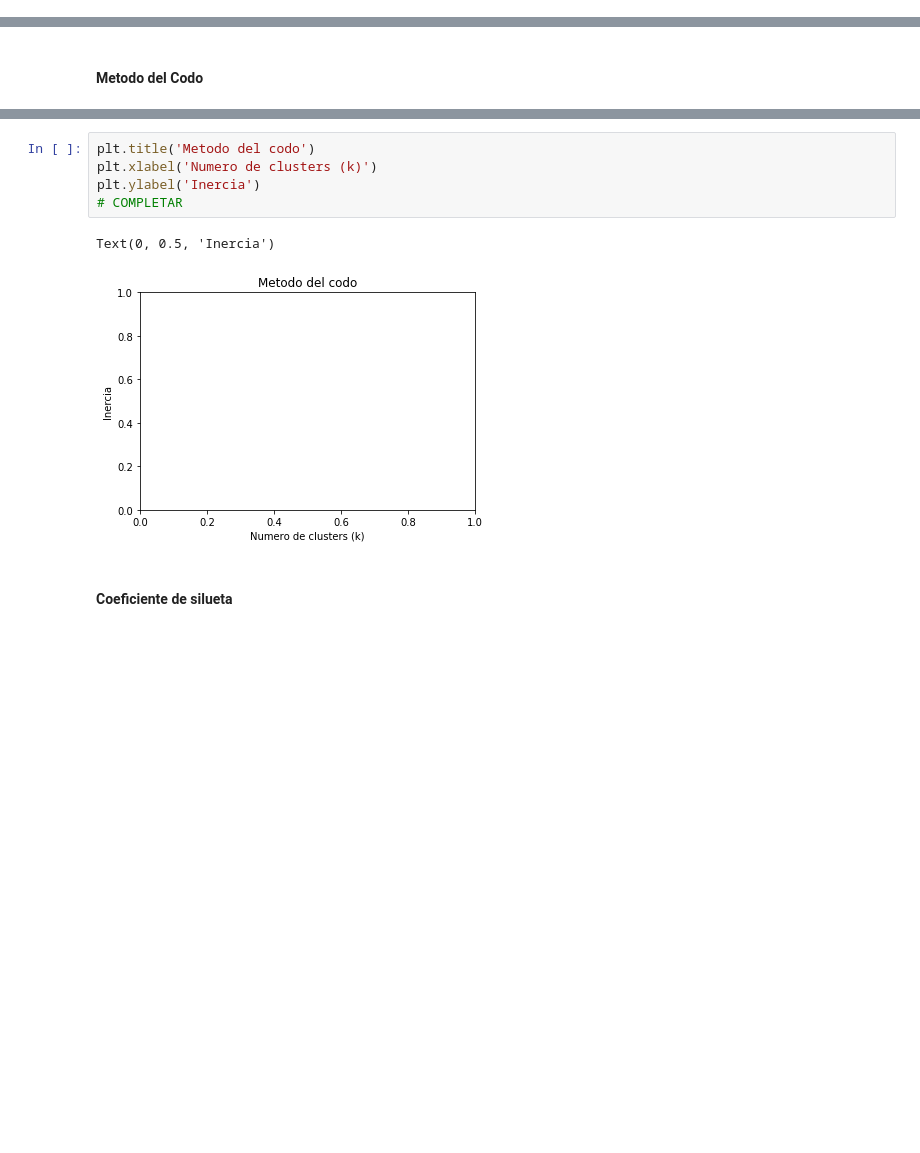
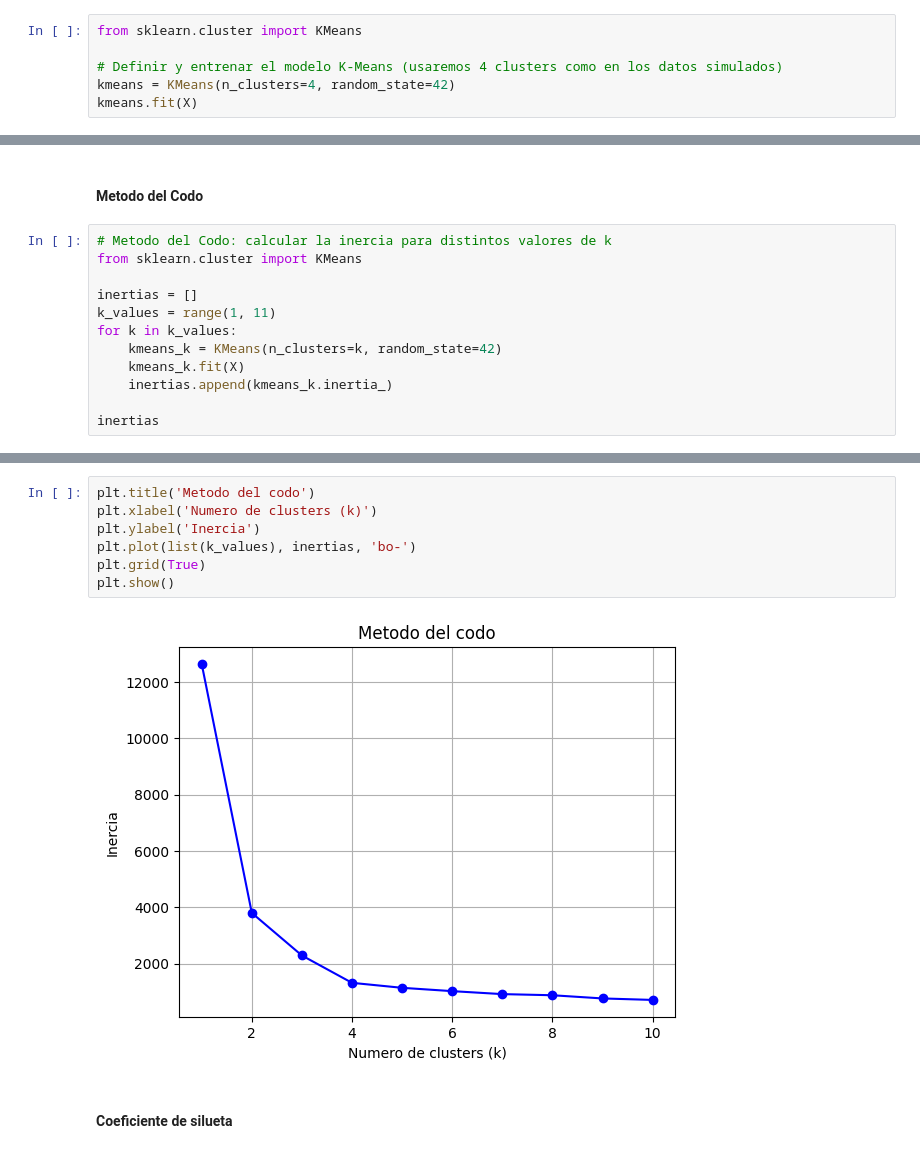
Before and after one commit to rodrigoaguilerav/kibernum-data-science, a Jupyter notebook: M6/S3/02 - K-Means (Participante).ipynb, the cells around one changed output, grey strips where cells are left out. Saved outputs shown, nothing was run; the diff lists cells and outputs as text; blank space fills up the shorter version.

Commit message:
aprendizaje no supervisado, k-means

```diff
--- a/M6/S3/02 - K-Means (Participante).ipynb
+++ b/M6/S3/02 - K-Means (Participante).ipynb
@@ -20,2 +22,8 @@ Text(0.5, 1.0, 'Datos Dummy')
 # %% [markdown]
 ### Elaborar el modelo de clusterización mediante K-Means
+# %%
+from sklearn.cluster import KMeans
+
+# Definir y entrenar el modelo K-Means (usaremos 4 clusters como en los datos simulados)
+kmeans = KMeans(n_clusters=4, random_state=42)
+kmeans.fit(X)
@@ -33,2 +98,14 @@ Text(0.5, 1.0, 'K Means')
 # %% [markdown]
 #### Metodo del Codo
+# %%
+# Metodo del Codo: calcular la inercia para distintos valores de k
+from sklearn.cluster import KMeans
+
+inertias = []
+k_values = range(1, 11)
+for k in k_values:
+    kmeans_k = KMeans(n_clusters=k, random_state=42)
+    kmeans_k.fit(X)
+    inertias.append(kmeans_k.inertia_)
+
+inertias
@@ -35,10 +123,11 @@ Text(0.5, 1.0, 'K Means')
 # %%
 plt.title('Metodo del codo')
 plt.xlabel('Numero de clusters (k)')
 plt.ylabel('Inercia')
-# COMPLETAR
+plt.plot(list(k_values), inertias, 'bo-')
+plt.grid(True)
+plt.show()
 # %% [output]
-Text(0, 0.5, 'Inercia')
-[figure, old version]
+[figure, new version]
 # %% [markdown]
 #### Coeficiente de silueta
```
Also changed, not shown: parts of 18 cells of this notebook.
